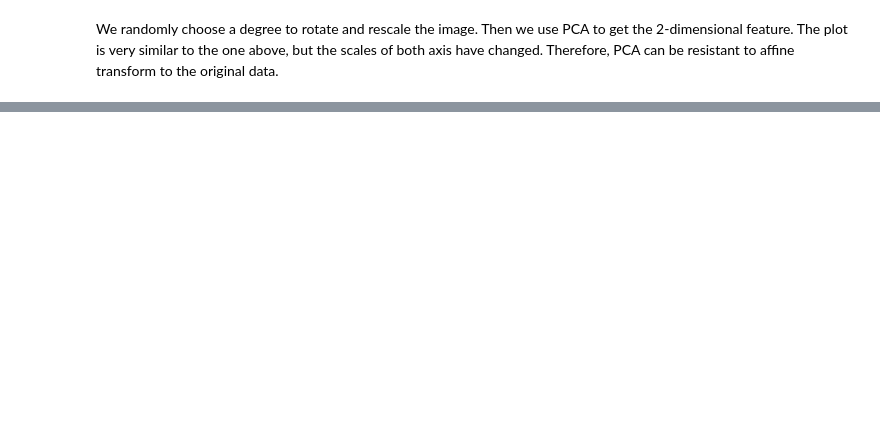
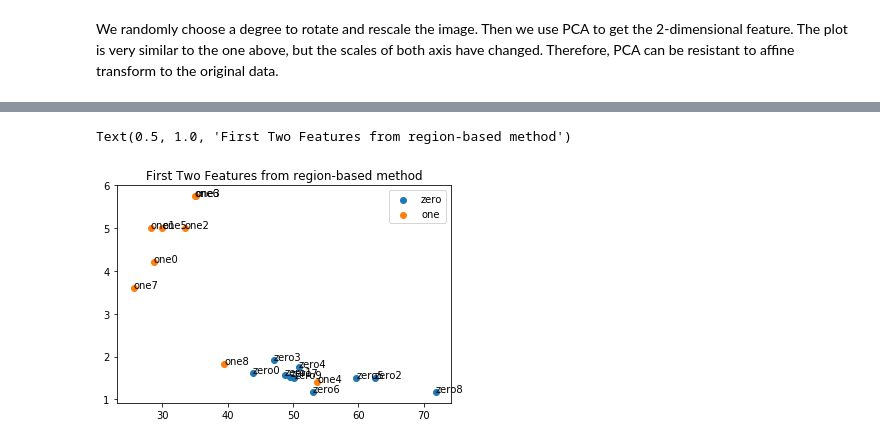
Before and after one commit to zhaodongsun/image_analysis_pattern_recognition, a Jupyter notebook: labs/lab_02_object_description.ipynb, the cells around one changed output, grey strips where cells are left out. Saved outputs shown, nothing was run; the diff lists cells and outputs as text; code cells hidden in the pictures; blank space fills up the shorter version.

```diff
--- a/labs/lab_02_object_description.ipynb
+++ b/labs/lab_02_object_description.ipynb
@@ -332,0 +346,12 @@ for i, (one) in enumerate(feature[11:]):
+# %%
+def capacity_feature(ims):
+    perimeters = []
+    area = []
+    for i in range(20):
+        im_b = ims[i]>threshold_otsu(ims[i])
+        perimeters.append(perimeter(im_b))
+        area.append(np.sum(im_b))
+    perimeters = np.array(perimeters)
+    area = np.array(area)
+    capacity = (perimeters)**2 / area
+    return capacity
@@ -332,0 +394,20 @@ for i, (one) in enumerate(feature[11:]):
+# %%
+cap = capacity_feature(np.concatenate((zeros_im, ones_im), 0)).reshape((-1,1))
+el = []
+for im in np.concatenate((zeros_im, ones_im), 0):
+    el.append(elongation(im))
+el = np.array(el).reshape((-1,1))
+feature = np.concatenate((cap, el), 1)
+# %%
+plt.scatter(feature[:10, 0], feature[:10, 1],label='zero')
+plt.scatter(feature[11:, 0], feature[11:, 1],label='one')
+plt.legend()
+
+for i, (zero) in enumerate(feature[:10]):
+    plt.annotate('zero'+str(i), (zero[0], zero[1]))
+for i, (one) in enumerate(feature[11:]):
+    plt.annotate('one'+str(i), (one[0], one[1]))
+plt.title('First Two Features from region-based method')
+# %% [output]
+Text(0.5, 1.0, 'First Two Features from region-based method')
+[figure, added]
```
Also changed, not shown: parts of 13 cells of this notebook, 1 other file.
